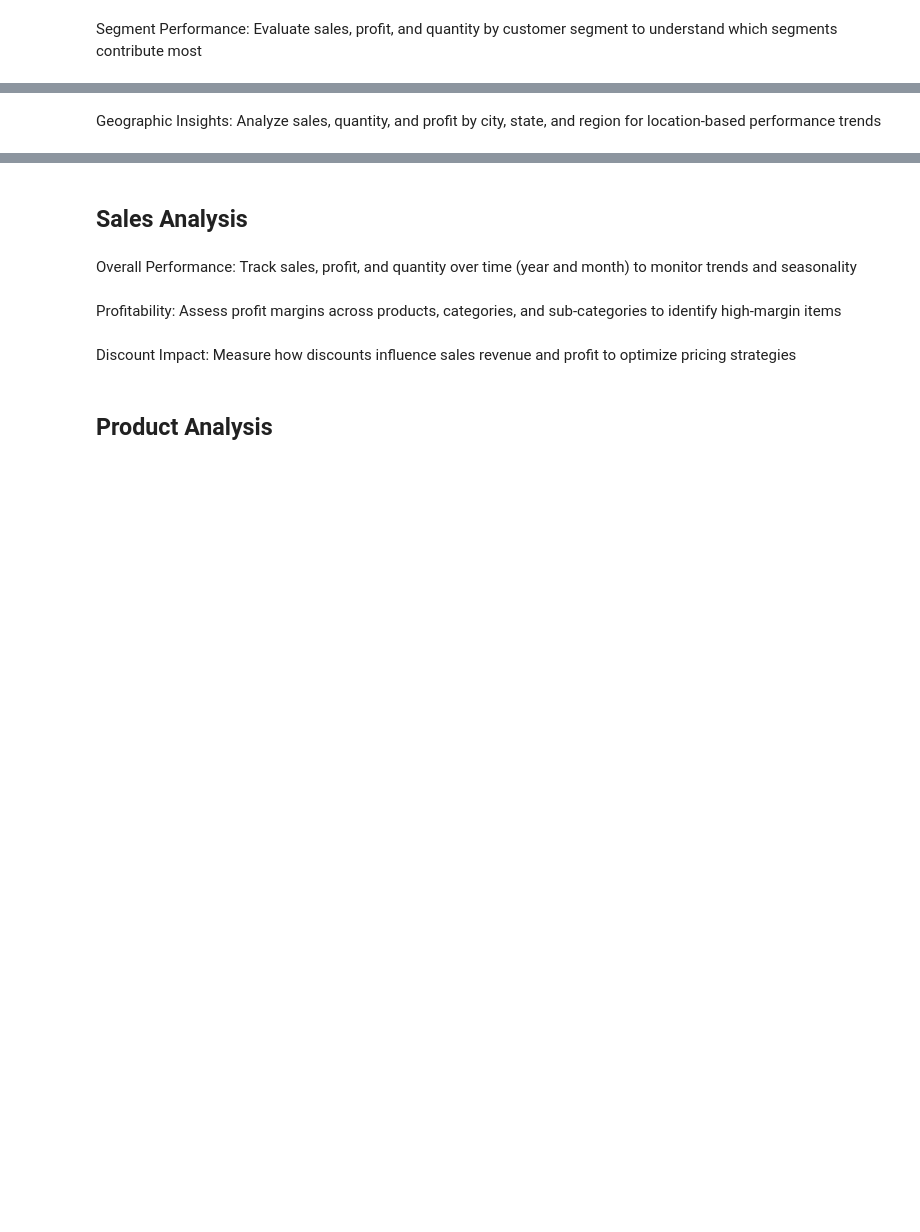
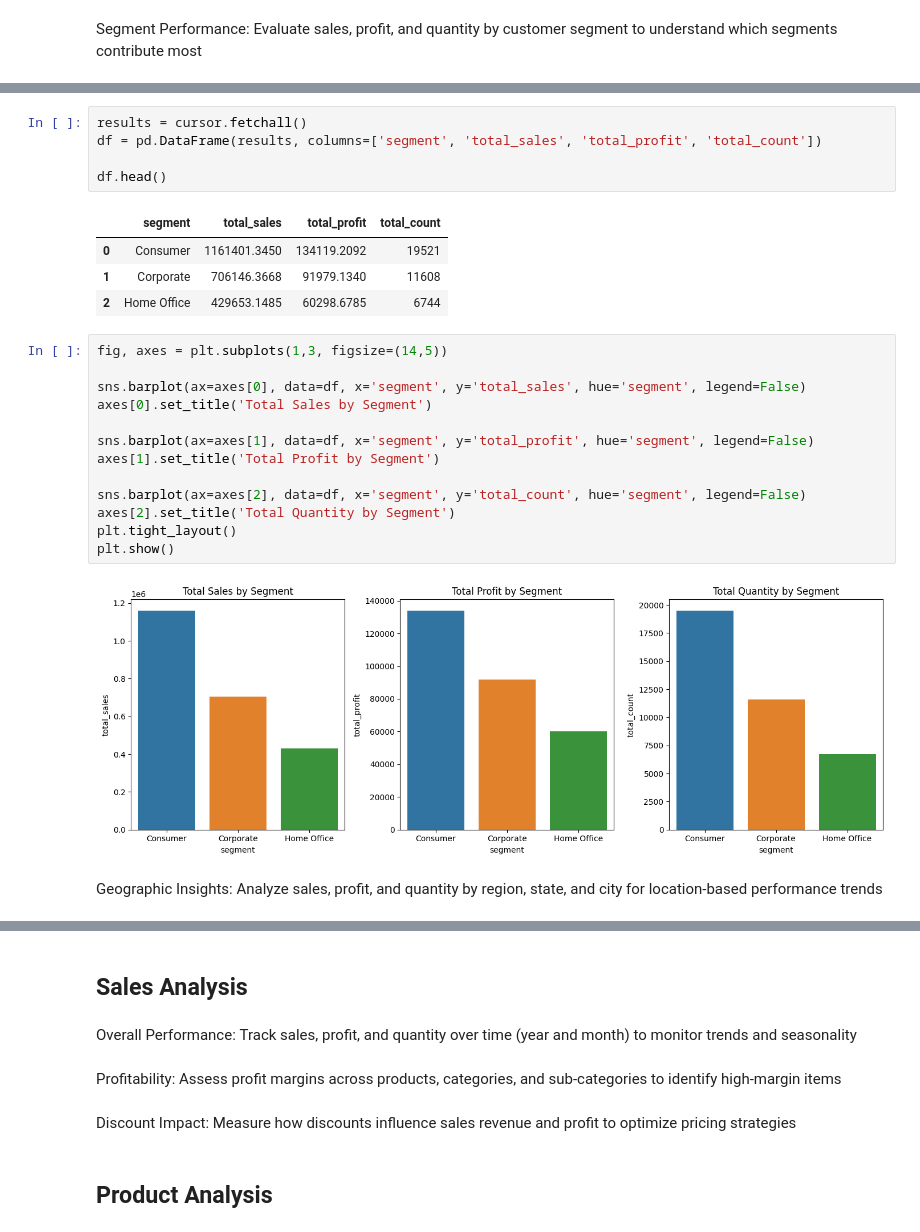
Before and after one commit to markcelemen/sales-performance-dashboard, a Jupyter notebook: eda.ipynb, the cells around one changed output, grey strips where cells are left out. Cells and saved outputs as stored; diff of their text form; blank space fills up the shorter version.

```diff
--- a/eda.ipynb
+++ b/eda.ipynb
@@ -71,2 +145,27 @@ Segment Performance: Evaluate sales, profit, and quantity by customer segment t
+# %%
+results = cursor.fetchall()
+df = pd.DataFrame(results, columns=['segment', 'total_sales', 'total_profit', 'total_count'])
+
+df.head()
+# %% [output]
+|  | segment | total_sales | total_profit | total_count |
+| 0 | Consumer | 1161401.3450 | 134119.2092 | 19521 |
+| 1 | Corporate | 706146.3668 | 91979.1340 | 11608 |
+| 2 | Home Office | 429653.1485 | 60298.6785 | 6744 |
+# %%
+fig, axes = plt.subplots(1,3, figsize=(14,5))
+
+sns.barplot(ax=axes[0], data=df, x='segment', y='total_sales', hue='segment', legend=False)
+axes[0].set_title('Total Sales by Segment')
+
+sns.barplot(ax=axes[1], data=df, x='segment', y='total_profit', hue='segment', legend=False)
+axes[1].set_title('Total Profit by Segment')
+
+sns.barplot(ax=axes[2], data=df, x='segment', y='total_count', hue='segment', legend=False)
+axes[2].set_title('Total Quantity by Segment')
+plt.tight_layout()
+plt.show()
+# %% [output]
+[figure, added]
 # %% [markdown]
-Geographic Insights: Analyze sales, quantity, and profit by city, state, and region for location-based performance trends
+Geographic Insights: Analyze sales, profit, and quantity by region, state, and city for location-based performance trends
```
Also changed, not shown: parts of 14 cells of this notebook.
